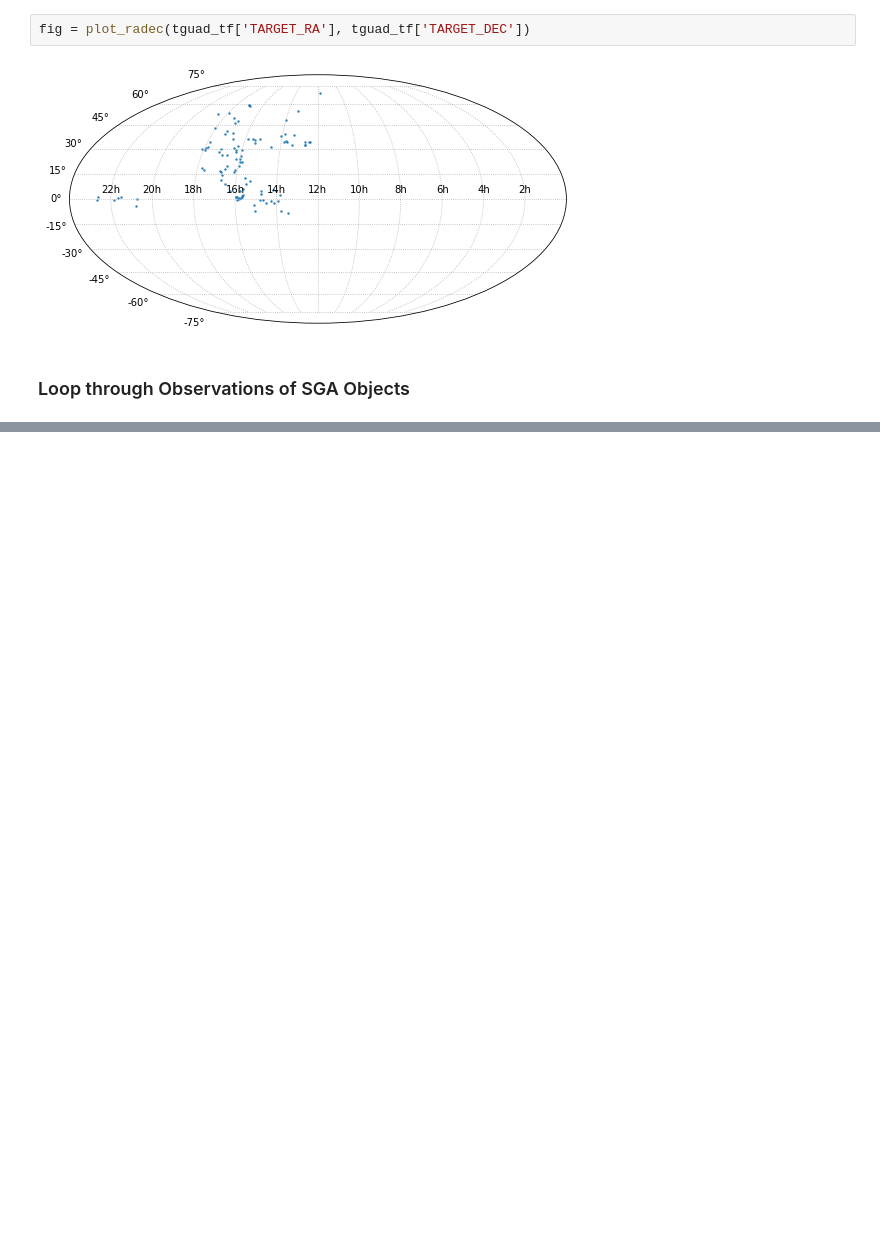
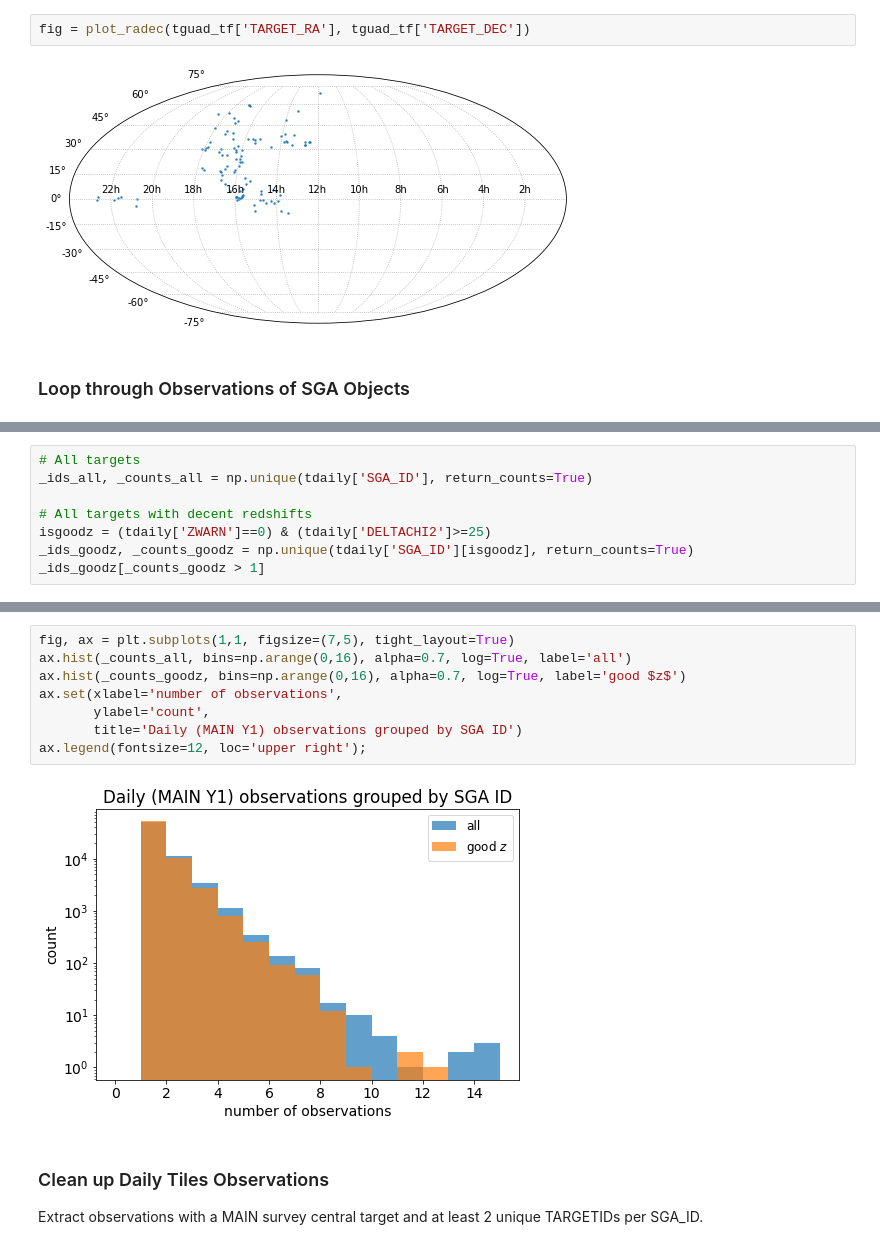
Before and after one commit to desihub/timedomain, a Jupyter notebook: pvsurvey/redux_selections.ipynb, the cells around one changed output, grey strips where cells are left out. Cells and saved outputs as stored; diff of their text form; blank space fills up the shorter version.

```diff
--- a/pvsurvey/redux_selections.ipynb
+++ b/pvsurvey/redux_selections.ipynb
@@ -479,0 +526,8 @@ No MAIN (SGA) target for 81587?
+# %%
+# All targets
+_ids_all, _counts_all = np.unique(tdaily['SGA_ID'], return_counts=True)
+
+# All targets with decent redshifts
+isgoodz = (tdaily['ZWARN']==0) & (tdaily['DELTACHI2']>=25)
+_ids_goodz, _counts_goodz = np.unique(tdaily['SGA_ID'][isgoodz], return_counts=True)
+_ids_goodz[_counts_goodz > 1]
@@ -479,0 +552,14 @@ No MAIN (SGA) target for 81587?
+# %%
+fig, ax = plt.subplots(1,1, figsize=(7,5), tight_layout=True)
+ax.hist(_counts_all, bins=np.arange(0,16), alpha=0.7, log=True, label='all')
+ax.hist(_counts_goodz, bins=np.arange(0,16), alpha=0.7, log=True, label='good $z$')
+ax.set(xlabel='number of observations',
+       ylabel='count',
+       title='Daily (MAIN Y1) observations grouped by SGA ID')
+ax.legend(fontsize=12, loc='upper right');
+# %% [output]
+[figure, added]
+# %% [markdown]
+### Clean up Daily Tiles Observations
+
+Extract observations with a MAIN survey central target and at least 2 unique TARGETIDs per SGA_ID.
```
Also changed, not shown: parts of 16 cells of this notebook.
